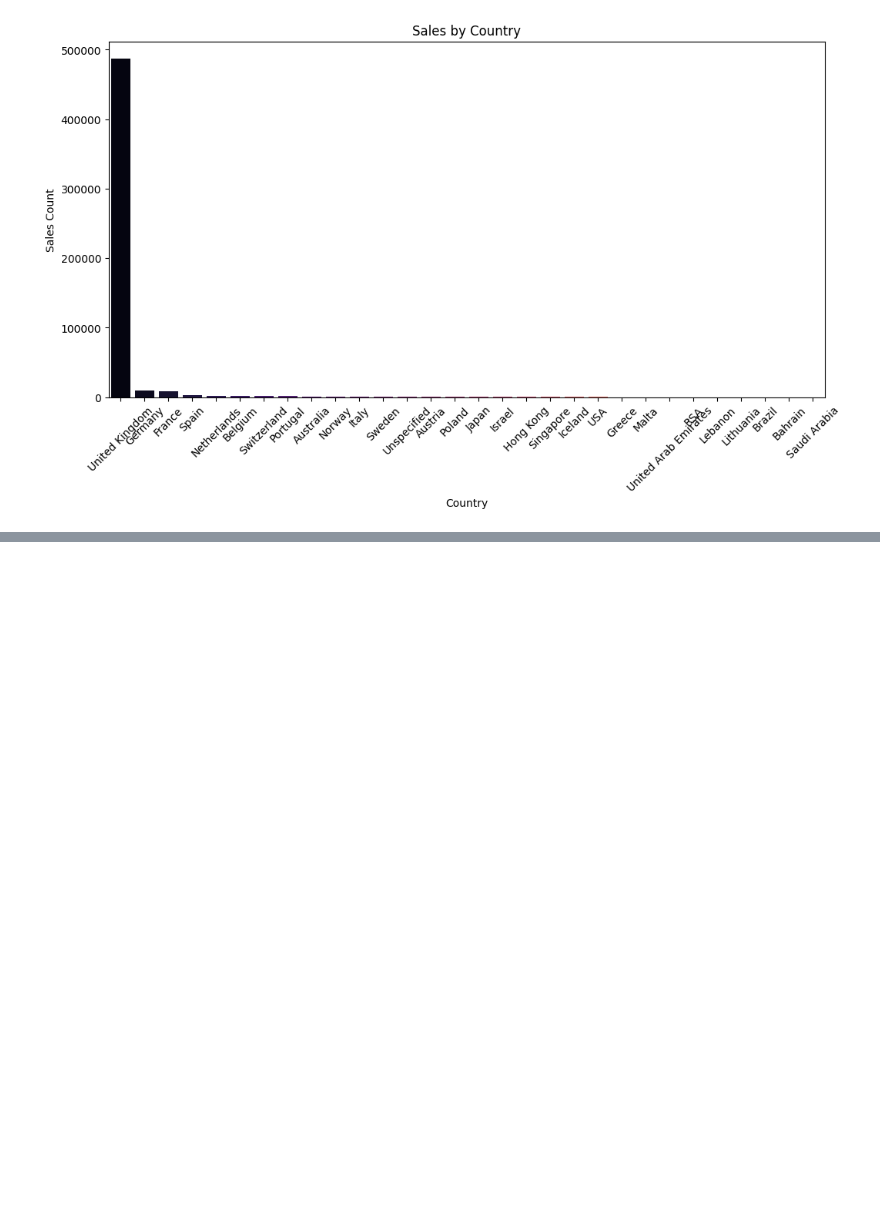
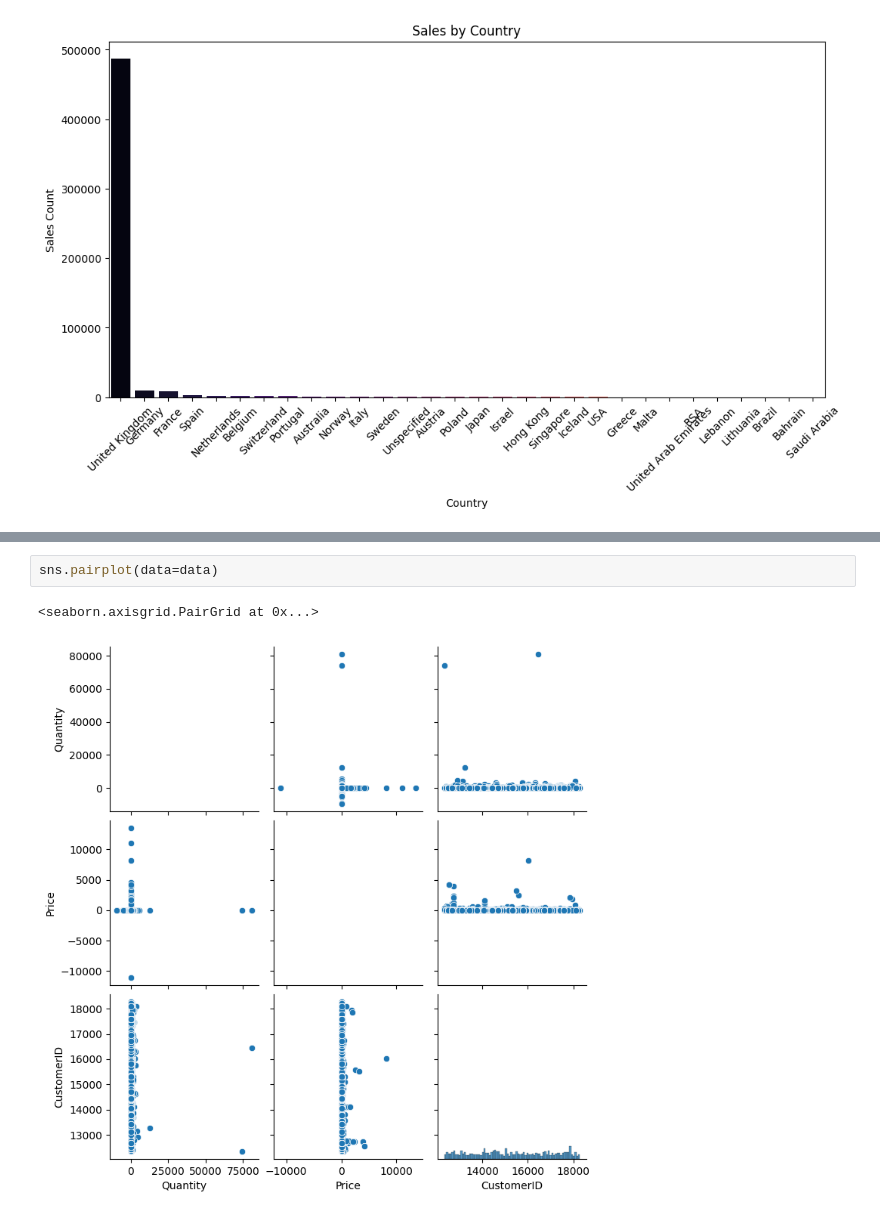
Before and after one commit to faten015/Data-Analysis-Project, a Jupyter notebook: Market Basket Analysis/Market_Basket_Analysis.ipynb, the cells around one changed output, grey strips where cells are left out. Saved outputs shown, nothing was run; the diff lists cells and outputs as text; blank space fills up the shorter version.

```diff
--- a/Market Basket Analysis/Market_Basket_Analysis.ipynb
+++ b/Market Basket Analysis/Market_Basket_Analysis.ipynb
@@ -299,0 +303,5 @@ Passing `palette` without assigning `hue` is deprecated and will be removed in v
+# %%
+sns.pairplot(data=data)
+# %% [output]
+<seaborn.axisgrid.PairGrid at 0x...>
+[figure, added]
```
Also changed, not shown: parts of 13 cells of this notebook, 1 other file.
